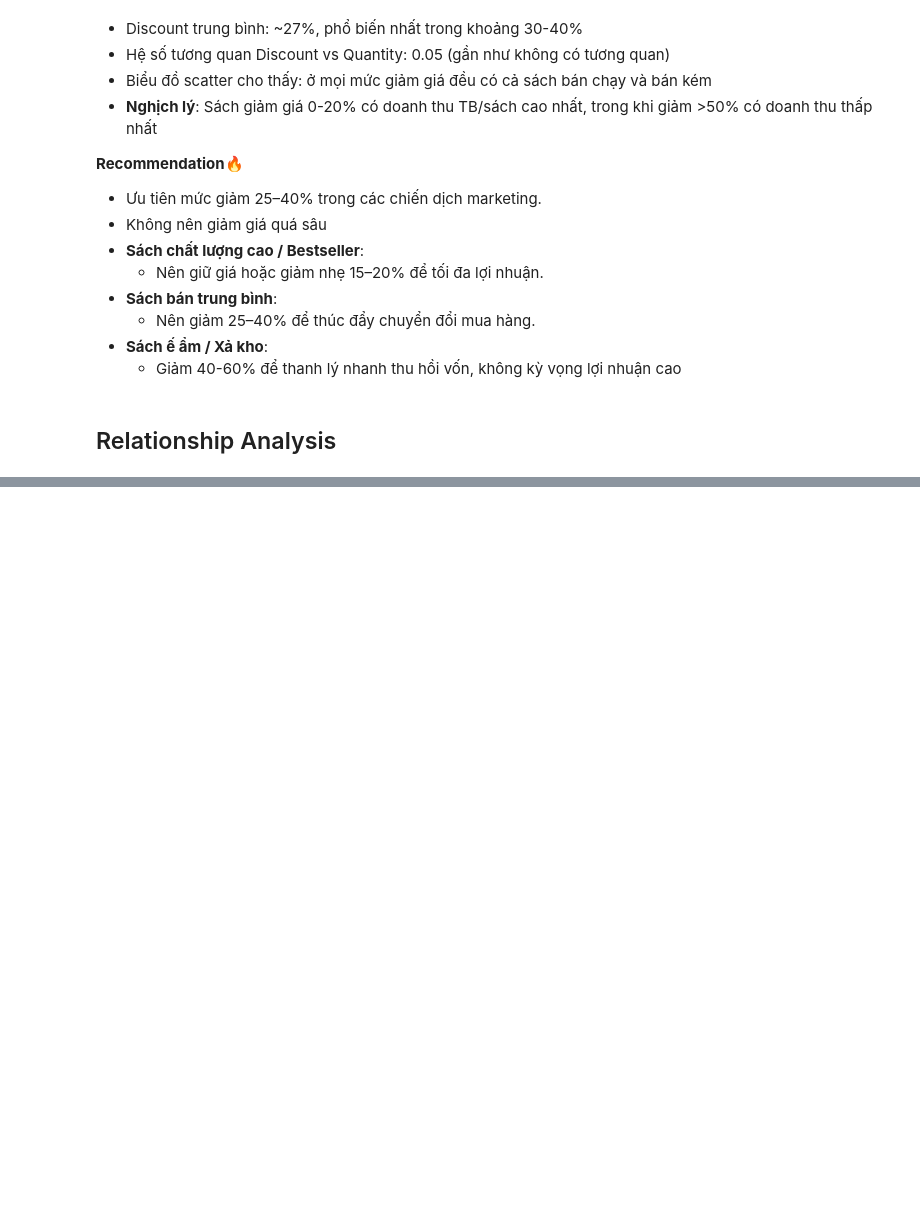
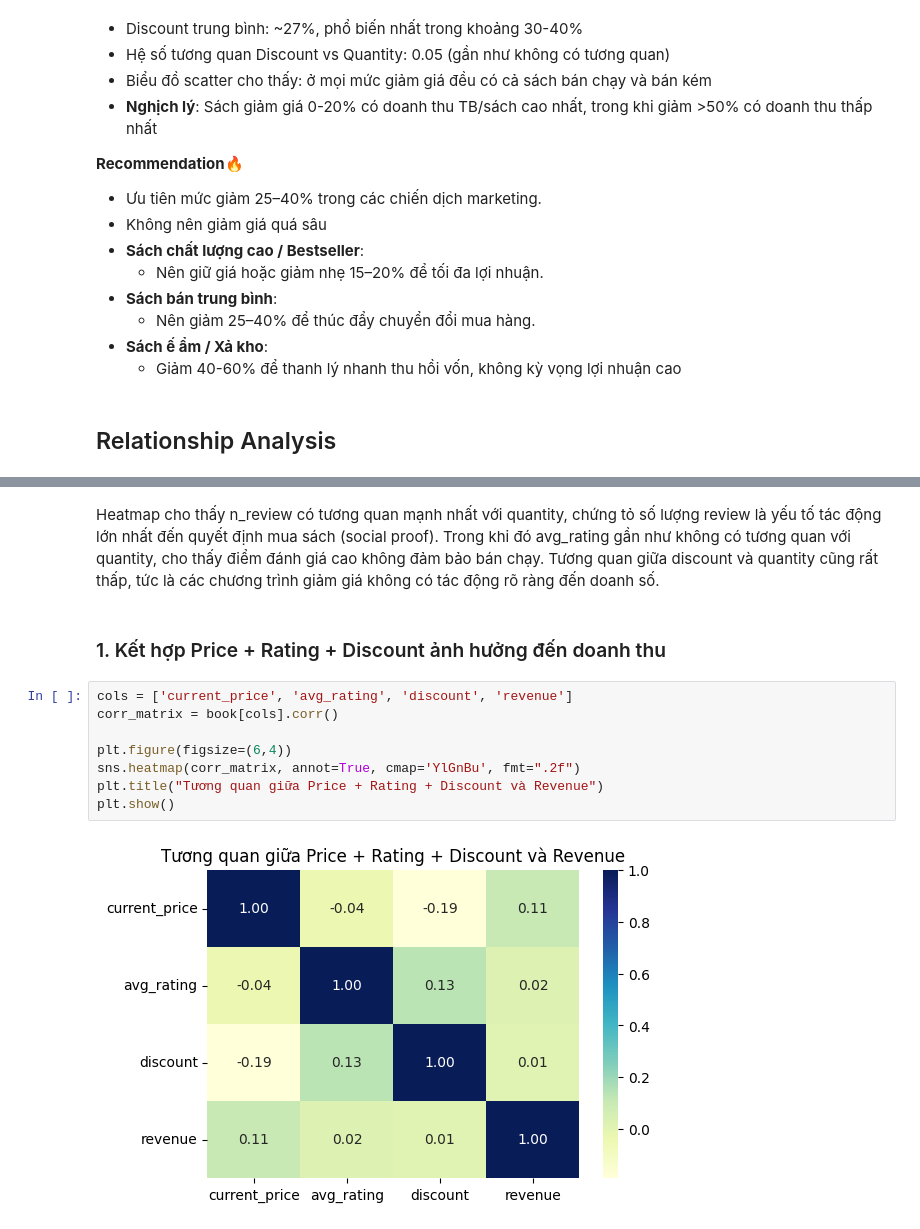
Before and after one commit to chgiabao04/cn-da22tta-chaugiabao-bookdata-machinelearning, a Jupyter notebook: src/eda.ipynb, the cells around one changed output, grey strips where cells are left out. Drawn from its saved outputs; the diff is of its cells as text; blank space fills up the shorter version.

```diff
--- a/src/eda.ipynb
+++ b/src/eda.ipynb
@@ -634,0 +645,14 @@ Giảm giá khoảng 25–40% là mức tối ưu để tối đa hóa doanh thu
+# %% [markdown]
+Heatmap cho thấy n_review có tương quan mạnh nhất với quantity, chứng tỏ số lượng review là yếu tố tác động lớn nhất đến quyết định mua sách (social proof). Trong khi đó avg_rating gần như không có tương quan với quantity, cho thấy điểm đánh giá cao không đảm bảo bán chạy. Tương quan giữa discount và quantity cũng rất thấp, tức là các chương trình giảm giá không có tác động rõ ràng đến doanh số.
+# %% [markdown]
+### 1. Kết hợp Price + Rating + Discount ảnh hưởng đến doanh thu
+# %%
+cols = ['current_price', 'avg_rating', 'discount', 'revenue']
+corr_matrix = book[cols].corr()
+
+plt.figure(figsize=(6,4))
+sns.heatmap(corr_matrix, annot=True, cmap='YlGnBu', fmt=".2f")
+plt.title("Tương quan giữa Price + Rating + Discount và Revenue")
+plt.show()
+# %% [output]
+[figure, added]
```
Also changed, not shown: parts of 15 cells of this notebook.
